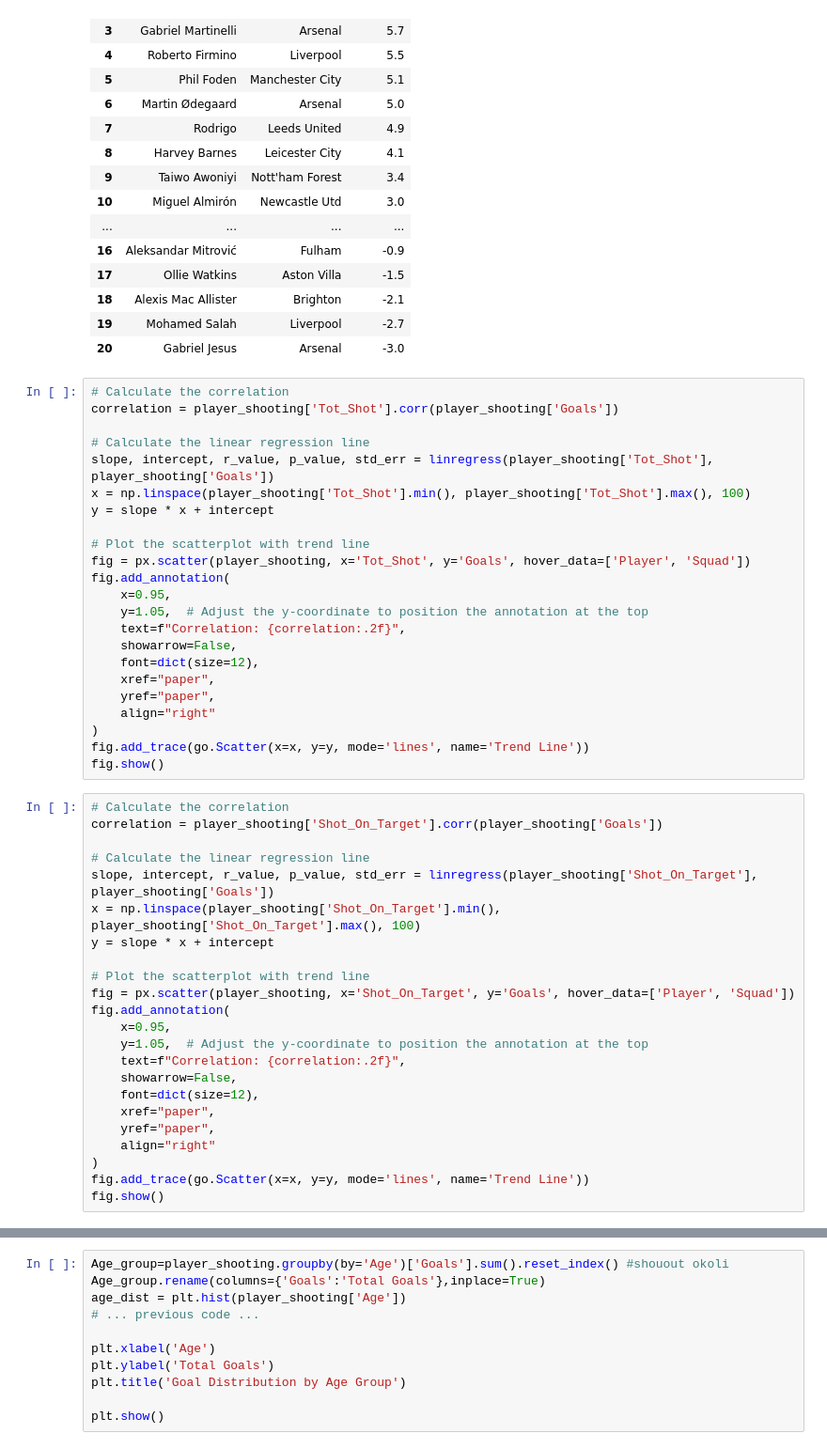
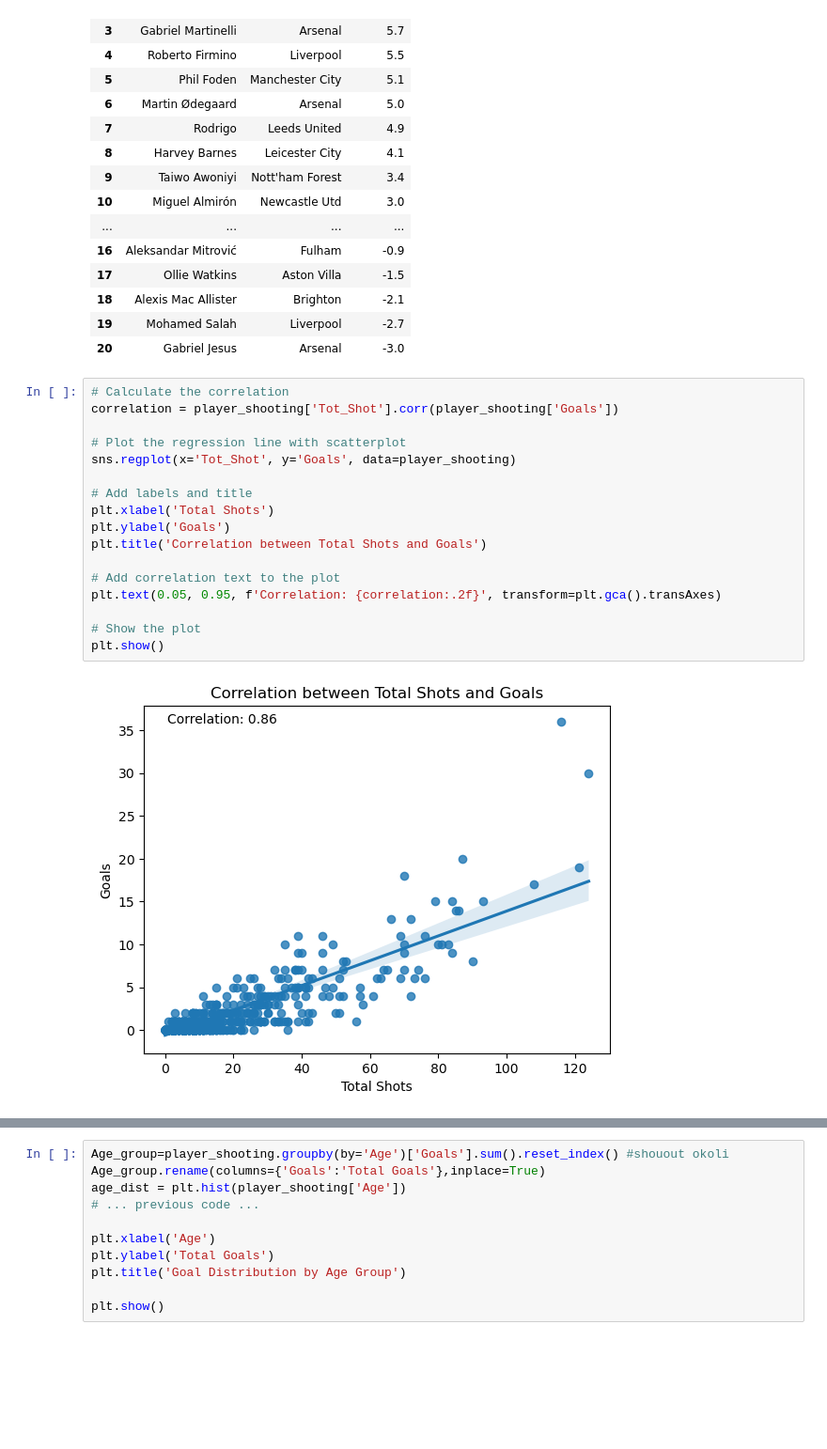
Before and after one commit to ayomidecole/Prem2022-23-data, a Jupyter notebook: 4_player_shooting_analysis.ipynb, the cells around one changed output, grey strips where cells are left out. Shown at 94% size. Cells and saved outputs as stored; diff of their text form; blank space fills up the shorter version.

Commit message:
Changed the plots

```diff
--- a/4_player_shooting_analysis.ipynb
+++ b/4_player_shooting_analysis.ipynb
@@ -194,49 +194,22 @@ goal_xG[['Player', 'Squad', 'Goal-xG']]
 | 18 | Alexis Mac Allister | Brighton | -2.1 |
 | 19 | Mohamed Salah | Liverpool | -2.7 |
 | 20 | Gabriel Jesus | Arsenal | -3.0 |
-# %%
-# Calculate the correlation
-correlation = player_shooting['Tot_Shot'].corr(player_shooting['Goals'])
-
-# Calculate the linear regression line
-slope, intercept, r_value, p_value, std_err = linregress(player_shooting['Tot_Shot'], player_shooting['Goals'])
-x = np.linspace(player_shooting['Tot_Shot'].min(), player_shooting['Tot_Shot'].max(), 100)
-y = slope * x + intercept
-
-# Plot the scatterplot with trend line
-fig = px.scatter(player_shooting, x='Tot_Shot', y='Goals', hover_data=['Player', 'Squad'])
-fig.add_annotation(
-    x=0.95,
-    y=1.05,  # Adjust the y-coordinate to position the annotation at the top
-    text=f"Correlation: {correlation:.2f}",
-    showarrow=False,
-    font=dict(size=12),
-    xref="paper",
-    yref="paper",
-    align="right"
-)
-fig.add_trace(go.Scatter(x=x, y=y, mode='lines', name='Trend Line'))
-fig.show()
-# %%
-# Calculate the correlation
-correlation = player_shooting['Shot_On_Target'].corr(player_shooting['Goals'])
-
-# Calculate the linear regression line
-slope, intercept, r_value, p_value, std_err = linregress(player_shooting['Shot_On_Target'], player_shooting['Goals'])
-x = np.linspace(player_shooting['Shot_On_Target'].min(), player_shooting['Shot_On_Target'].max(), 100)
-y = slope * x + intercept
-
-# Plot the scatterplot with trend line
-fig = px.scatter(player_shooting, x='Shot_On_Target', y='Goals', hover_data=['Player', 'Squad'])
-fig.add_annotation(
-    x=0.95,
-    y=1.05,  # Adjust the y-coordinate to position the annotation at the top
-    text=f"Correlation: {correlation:.2f}",
-    showarrow=False,
-    font=dict(size=12),
-    xref="paper",
-    yref="paper",
-    align="right"
-)
-fig.add_trace(go.Scatter(x=x, y=y, mode='lines', name='Trend Line'))
-fig.show()
+# %%
+# Calculate the correlation
+correlation = player_shooting['Tot_Shot'].corr(player_shooting['Goals'])
+
+# Plot the regression line with scatterplot
+sns.regplot(x='Tot_Shot', y='Goals', data=player_shooting)
+
+# Add labels and title
+plt.xlabel('Total Shots')
+plt.ylabel('Goals')
+plt.title('Correlation between Total Shots and Goals')
+
+# Add correlation text to the plot
+plt.text(0.05, 0.95, f'Correlation: {correlation:.2f}', transform=plt.gca().transAxes)
+
+# Show the plot
+plt.show()
+# %% [output]
+[figure, added]
```
Also changed, not shown: parts of 1 cell of this notebook, 2 other files.
